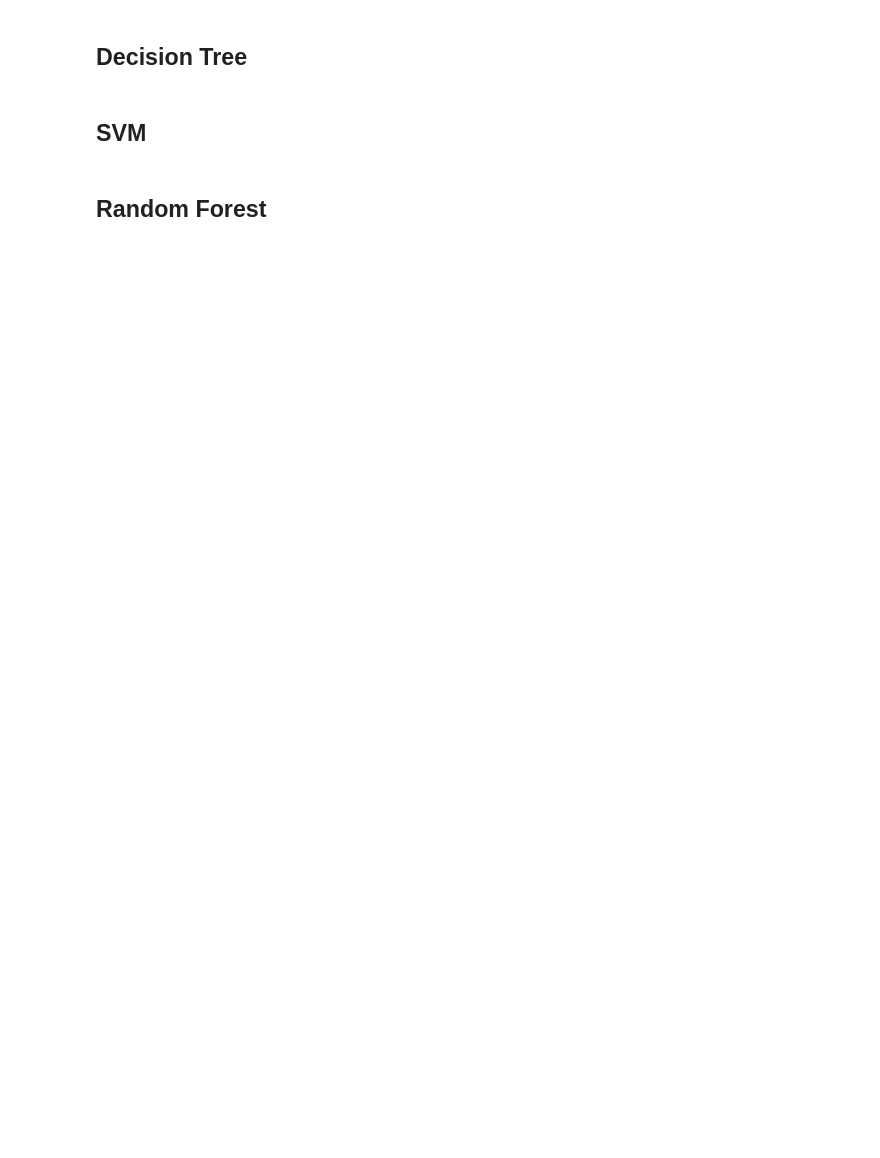
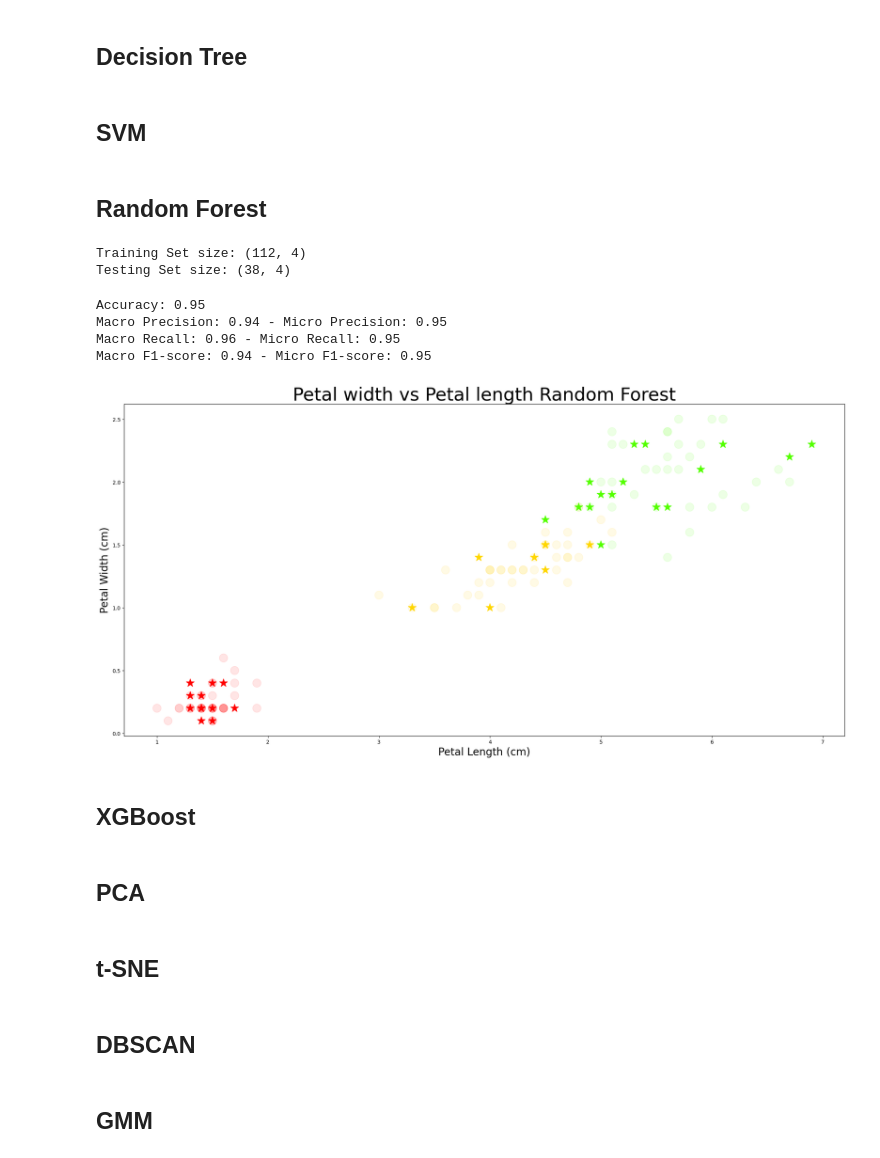
Before and after one commit to josep-audenis/Iris, a Jupyter notebook: iris.ipynb, the cells around one changed output. Drawn from its saved outputs; the diff is of its cells as text; code cells hidden in the pictures; blank space fills up the shorter version.

Commit message:
Random Forest

```diff
--- a/iris.ipynb
+++ b/iris.ipynb
@@ -160,0 +170,15 @@ plt.show()
+# %%
+x_data = iris.values[:, :-1]
+y_class = LabelEncoder().fit_transform(iris.values[:, -1])
+
+x_train, x_test, y_train, y_test = train_test_split(x_data, y_class)
+
+print("Training Set size:", x_train.shape)
+print("Testing Set size:", x_test.shape)
+# %% [output]
+Training Set size: (112, 4)
+Testing Set size: (38, 4)
+# %%
+rf = RandomForestClassifier()
+rf.fit(x_train, y_train)
+y_pred = rf.predict(x_test)
@@ -160,0 +194,31 @@ plt.show()
+# %%
+print(f"Accuracy: {accuracy:.2f}")
+print(f"Macro Precision: {precision_macro:.2f} - Micro Precision: {precision_micro:.2f}")
+print(f"Macro Recall: {recall_macro:.2f} - Micro Recall: {recall_micro:.2f}")
+print(f"Macro F1-score: {f1_macro:.2f} - Micro F1-score: {f1_micro:.2f}")
+
+plt.figure(figsize=(20, 10), layout="constrained")
+plt.title("Petal width vs Petal length Random Forest", fontsize=35)
+plt.xlabel("Petal Length (cm)", fontsize=20)
+plt.ylabel("Petal Width (cm)", fontsize=20)
+
+plt.scatter(x_train[:,2], x_train[:,3], c=y_train, cmap="prism", marker="o", alpha=0.1, s=250)
+plt.scatter(x_test[:,2], x_test[:,3], c=y_test, cmap="prism", marker="*", s=250)
+
+plt.show()
+# %% [output]
+Accuracy: 0.95
+Macro Precision: 0.94 - Micro Precision: 0.95
+Macro Recall: 0.96 - Micro Recall: 0.95
+Macro F1-score: 0.94 - Micro F1-score: 0.95
+[figure, added]
+# %% [markdown]
+## XGBoost
+# %% [markdown]
+## PCA
+# %% [markdown]
+## t-SNE
+# %% [markdown]
+## DBSCAN
+# %% [markdown]
+## GMM
```
Also changed, not shown: parts of 6 cells of this notebook.
